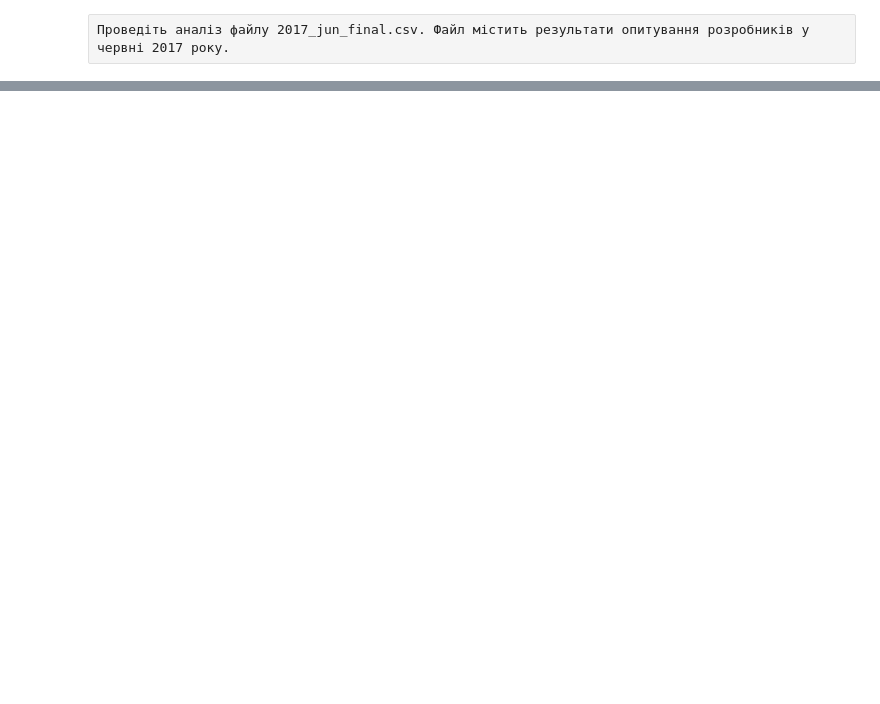
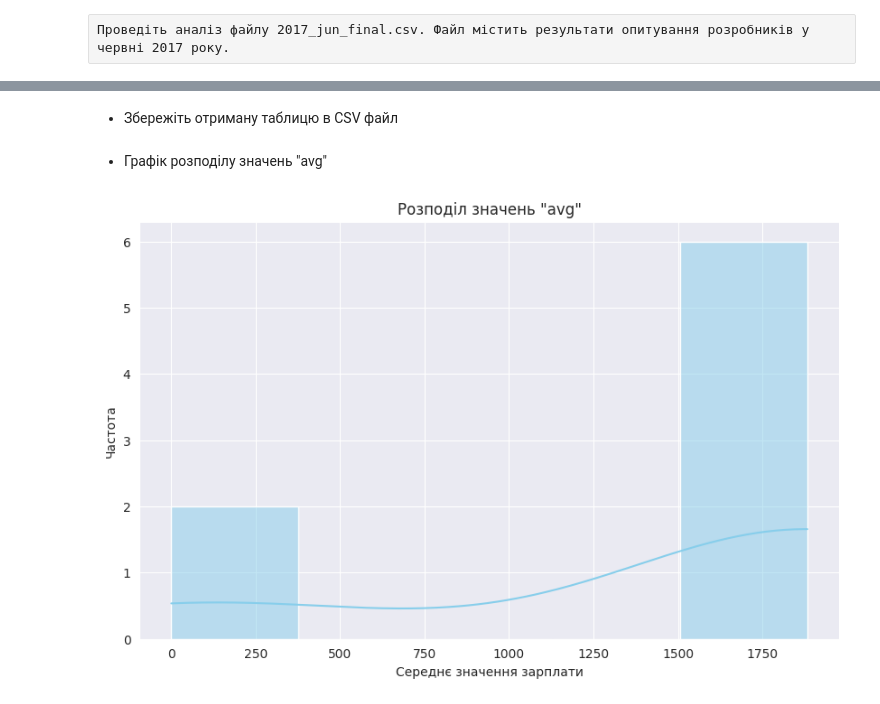
Before and after one commit to Kagev/DataScience, a Jupyter notebook: HW2/DS_HW_2_2.ipynb, the cells around one changed output, grey strips where cells are left out. Saved outputs shown, nothing was run; the diff lists cells and outputs as text; code cells hidden in the pictures; blank space fills up the shorter version.

```diff
--- a/HW2/DS_HW_2_2.ipynb
+++ b/HW2/DS_HW_2_2.ipynb
@@ -15,0 +159,3 @@ print(data_file)
+# %%
+data_file = data_file.dropna(axis=0)
+print(data_file)
@@ -15,0 +188,4 @@ print(data_file)
+# %%
+python_data = data_file[data_file['Язык.программирования'] == 'Python']
+
+print(python_data)
@@ -15,0 +239,7 @@ print(data_file)
+# %%
+def fill_avg_salary(arg):
+    return data_file['Зарплата.в.месяц'].mean()
+
+python_data['avg'] = python_data.apply(fill_avg_salary, axis=1)
+
+print(python_data)
@@ -15,0 +271,4 @@ print(data_file)
+# %%
+avg_stats = python_data['avg'].describe()
+
+print(avg_stats)
@@ -15,0 +285,2 @@ print(data_file)
+# %% [markdown]
+- Збережіть отриману таблицю в CSV файл
@@ -15,0 +289,11 @@ print(data_file)
+# %% [markdown]
+-   Графік розподілу значень "avg"
+# %%
+plt.figure(figsize=(10, 6))
+sns.histplot(avg_stats, kde=True, color='skyblue')
+plt.title('Розподіл значень "avg"')
+plt.xlabel('Середнє значення зарплати')
+plt.ylabel('Частота')
+plt.show()
+# %% [output]
+[figure, added]
```
Also changed, not shown: parts of 34 cells of this notebook, 6 other files.
